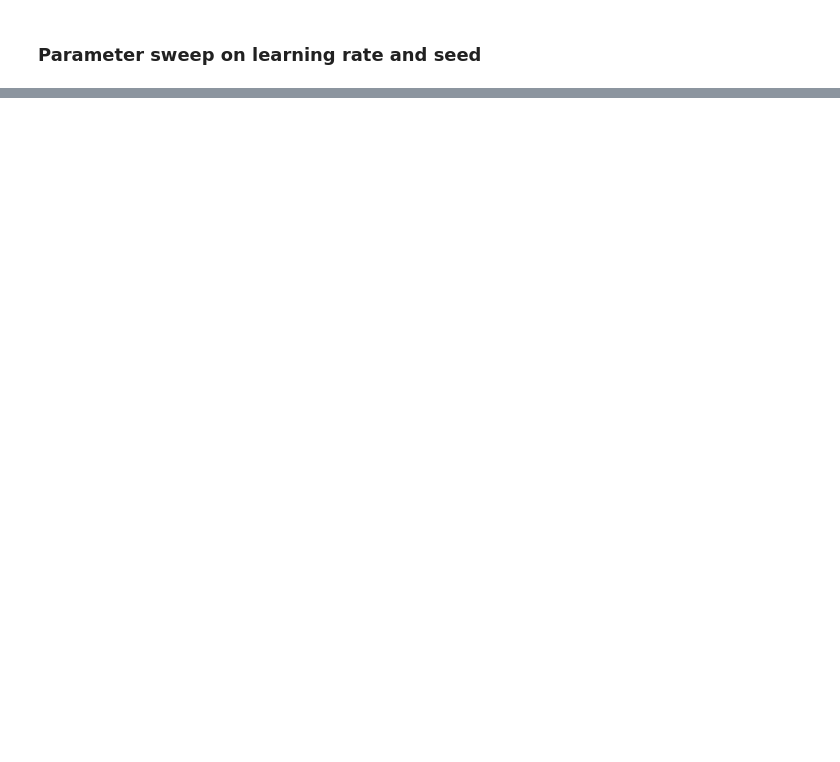
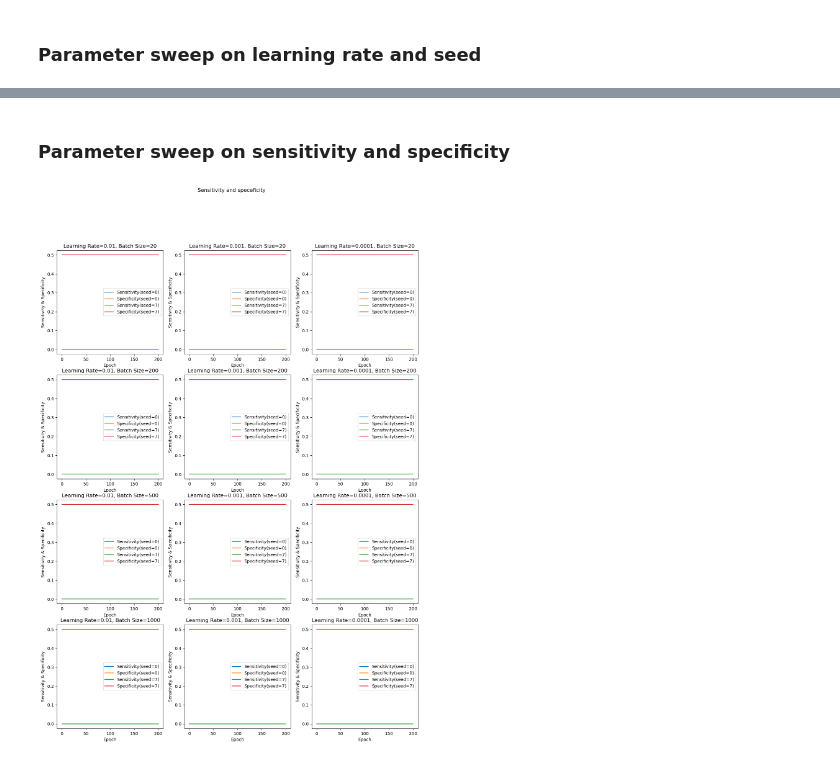
Before and after one commit to LiorAvrahami/smfish_spot_detection, a Jupyter notebook: neural_network/monitor_network_progress.ipynb, the cells around one changed output, grey strips where cells are left out. Cells and saved outputs as stored; diff of their text form; code cells hidden in the pictures; blank space fills up the shorter version.

```diff
--- a/neural_network/monitor_network_progress.ipynb
+++ b/neural_network/monitor_network_progress.ipynb
@@ -90,0 +118,43 @@ False
+# %% [markdown]
+### Parameter sweep on sensitivity and specificity
+# %%
+# sensetivity and specficiy figutres
+# learning rate change
+MAX_NORMALIZE = True
+
+learning_rates = [0.01, 0.001, 0.0001]
+batch_sizes = [20, 200, 500, 1000]
+seeds = [0, 7]
+NCOLS = len(learning_rates)
+NROWS = len(batch_sizes)
+fig, axes = plt.subplots(ncols=NCOLS, nrows=NROWS, figsize=(NCOLS*5,NROWS*5))
+
+plt.suptitle("Sensitivity and speceficity")
+
+for ii,lr in enumerate(learning_rates): # cols
+    for kk,my_batch_size in enumerate(batch_sizes):
+        for jj,my_seed in enumerate(seeds): # rows
+            params_str = 'lr-'+str(lr)+'_seed-'+str(my_seed)+'_batchsize-'+str(my_batch_size)
+            my_file = 'run_statistics_spot_detection_'+params_str+'.pickle'
+            p_data = load_pickle(my_file)
+
+            tp = np.array(loaded_data['true_positive'])
+            fp = np.array(loaded_data['false_positive'])
+            tn = np.array(loaded_data['true_negative'])
+            fn = np.array(loaded_data['false_negative'])
+
+            sensitivity = tp/(tp+fn)
+            specificity = tn/(tn+fp)
+
+            # set zero values where the sensitivity is not defined
+            sensitivity[np.isnan(sensitivity)] = 0
+
+            axes[kk,ii].plot(range(len(sensitivity)), sensitivity,label="Sensitivity(seed="+str(my_seed)+")")
+            axes[kk,ii].plot(range(len(specificity)), specificity,label="Specificity(seed="+str(my_seed)+")")
+            axes[kk,ii].set_xlabel("Epoch")
+            axes[kk,ii].set_ylabel("Sensitivity & Specificity")
+            axes[kk,ii].set_title("Learning Rate="+str(lr)+", Batch Size="+str(my_batch_size))
+
+        axes[kk,ii].legend()
+# %% [output]
+[figure, added]
```
Also changed, not shown: parts of 7 cells of this notebook, 2 other files.
